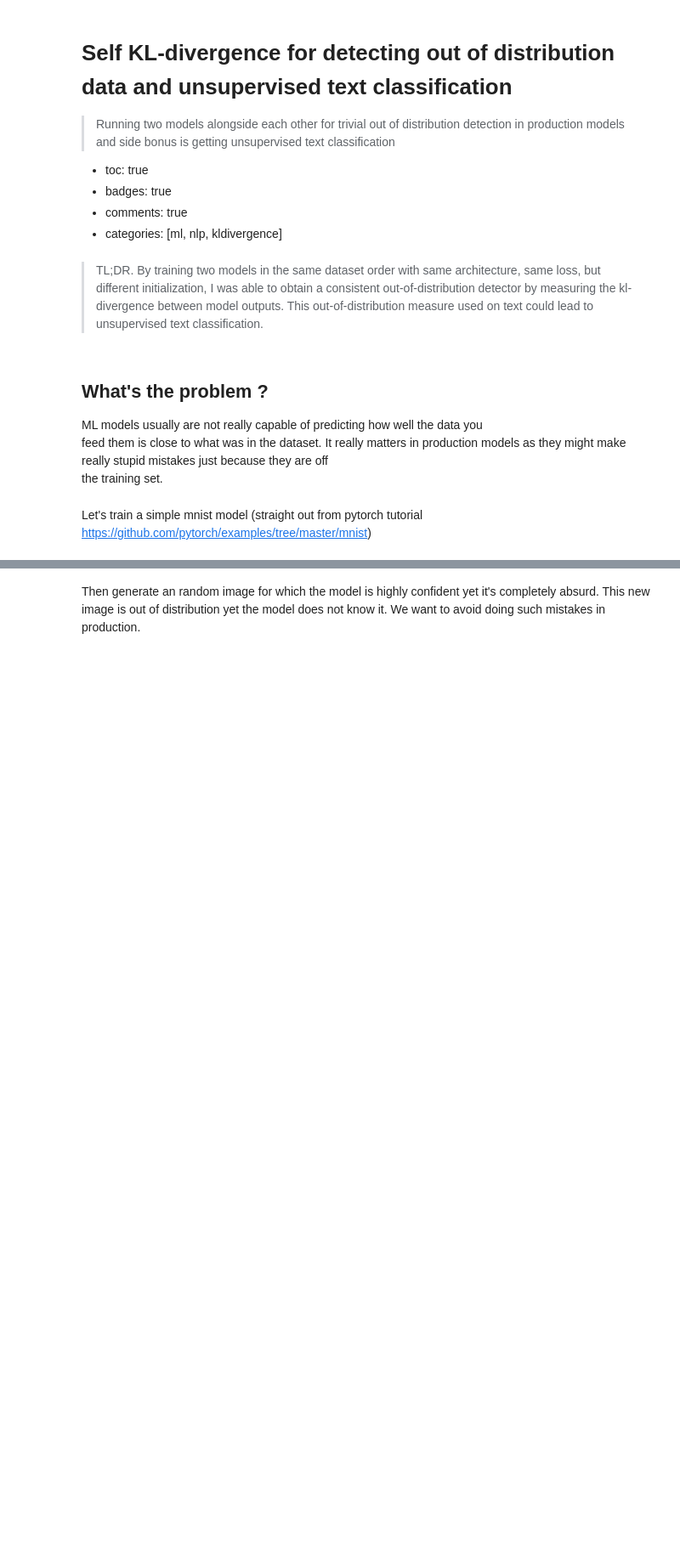
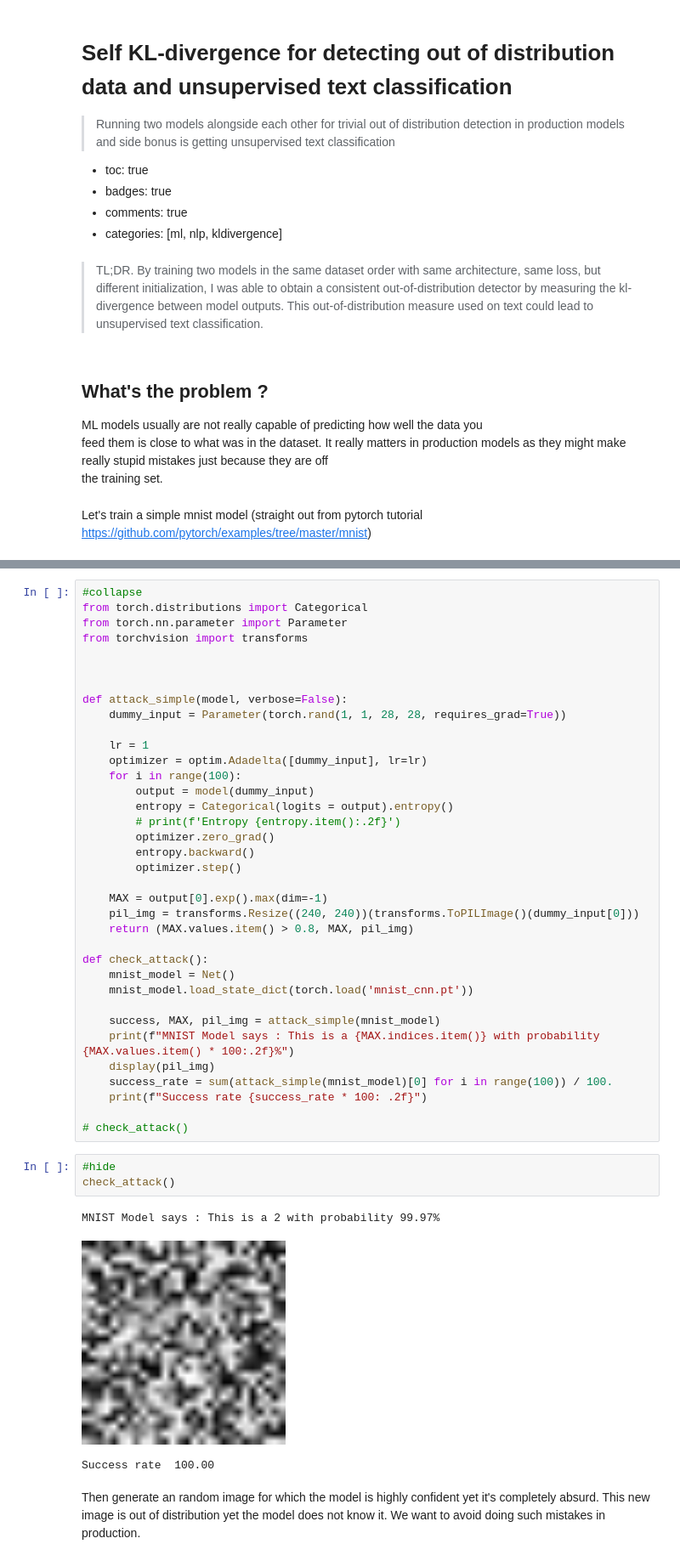
Before and after one commit to Narsil/narsil.github.io, a Jupyter notebook: _notebooks/2020-02-26-self-kl-models.ipynb, the cells around one changed output, grey strips where cells are left out. Shown at 85% size. Saved outputs shown, nothing was run; the diff lists cells and outputs as text; blank space fills up the shorter version.

```diff
--- a/_notebooks/2020-02-26-self-kl-models.ipynb
+++ b/_notebooks/2020-02-26-self-kl-models.ipynb
@@ -183,2 +168,45 @@ Test set: Average loss: 0.0297, Accuracy: 9913/10000 (99%)
+# %%
+#collapse
+from torch.distributions import Categorical
+from torch.nn.parameter import Parameter
+from torchvision import transforms
+
+
+
+def attack_simple(model, verbose=False):
+    dummy_input = Parameter(torch.rand(1, 1, 28, 28, requires_grad=True))
+
+    lr = 1
+    optimizer = optim.Adadelta([dummy_input], lr=lr)
+    for i in range(100):
+        output = model(dummy_input)
+        entropy = Categorical(logits = output).entropy()
+        # print(f'Entropy {entropy.item():.2f}')
+        optimizer.zero_grad()
+        entropy.backward()
+        optimizer.step()
+
+    MAX = output[0].exp().max(dim=-1)
+    pil_img = transforms.Resize((240, 240))(transforms.ToPILImage()(dummy_input[0]))
+    return (MAX.values.item() > 0.8, MAX, pil_img)
+
+def check_attack():
+    mnist_model = Net()
+    mnist_model.load_state_dict(torch.load('mnist_cnn.pt'))
+
+    success, MAX, pil_img = attack_simple(mnist_model)
+    print(f"MNIST Model says : This is a {MAX.indices.item()} with probability {MAX.values.item() * 100:.2f}%")
+    display(pil_img)
+    success_rate = sum(attack_simple(mnist_model)[0] for i in range(100)) / 100.
+    print(f"Success rate {success_rate * 100: .2f}")
+
+# check_attack()
+# %%
+#hide
+check_attack()
+# %% [output]
+MNIST Model says : This is a 2 with probability 99.97%
+[figure, added]
+Success rate  100.00
 # %% [markdown]
 Then generate an random image for which the model is highly confident yet it's completely absurd. This new image is out of distribution yet the model does not know it. We want to avoid doing such mistakes in production.
```
Also changed, not shown: parts of 33 cells of this notebook, 7 other files.
